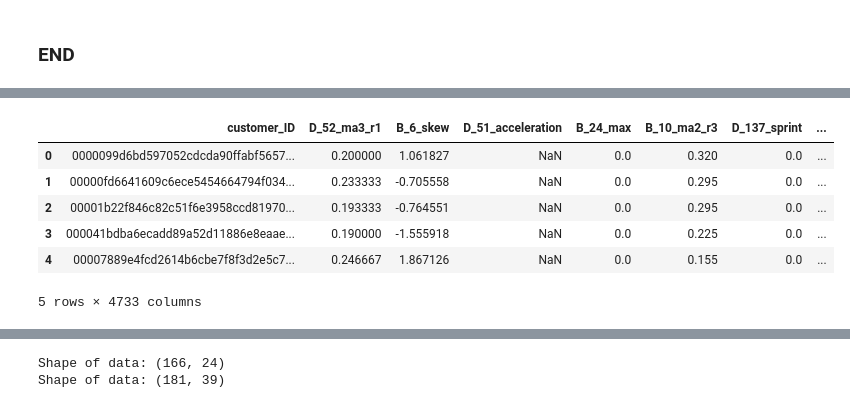
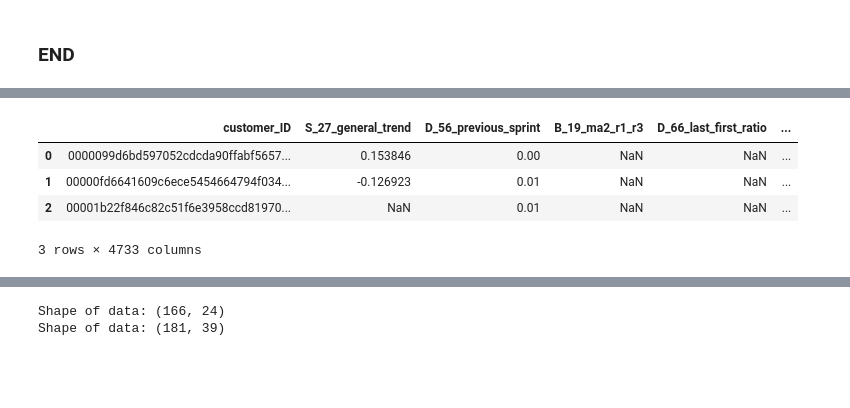
Before and after one commit to waikey-lee/kaggle-amex, a Jupyter notebook: processed_data/v4/feature_gen.ipynb, the cells around one changed output, grey strips where cells are left out. Cells and saved outputs as stored; diff of their text form; code cells hidden in the pictures; blank space fills up the shorter version.

```diff
--- a/processed_data/v4/feature_gen.ipynb
+++ b/processed_data/v4/feature_gen.ipynb
@@ -464,5 +492,5 @@ print(f"{END - START:.2f} seconds elapsed")
 # %%
 %%time
-train_agg = read_file(f"./train_agg.pkl")
+train_agg = read_file(f"./train_agg.parquet")
 # %% [output]
 Shape of data: (458913, 4733)
@@ -471,11 +499,9 @@ Wall time: 20.3 s
 # %%
-train_agg.head()
+train_agg.head(3)
 # %% [output]
-|  | customer_ID | D_52_ma3_r1 | B_6_skew | D_51_acceleration | B_24_max | B_10_ma2_r3 | D_137_sprint | ... |
-| 0 | 0000099d6bd597052cdcda90ffabf5657... | 0.200000 | 1.061827 | NaN | 0.0 | 0.320 | 0.0 | ... |
-| 1 | 00000fd6641609c6ece5454664794f034... | 0.233333 | -0.705558 | NaN | 0.0 | 0.295 | 0.0 | ... |
-| 2 | 00001b22f846c82c51f6e3958ccd81970... | 0.193333 | -0.764551 | NaN | 0.0 | 0.295 | 0.0 | ... |
-| 3 | 000041bdba6ecadd89a52d11886e8eaae... | 0.190000 | -1.555918 | NaN | 0.0 | 0.225 | 0.0 | ... |
-| 4 | 00007889e4fcd2614b6cbe7f8f3d2e5c7... | 0.246667 | 1.867126 | NaN | 0.0 | 0.155 | 0.0 | ... |
+|  | customer_ID | S_27_general_trend | D_56_previous_sprint | B_19_ma2_r1_r3 | D_66_last_first_ratio | ... |
+| 0 | 0000099d6bd597052cdcda90ffabf5657... | 0.153846 | 0.00 | NaN | NaN | ... |
+| 1 | 00000fd6641609c6ece5454664794f034... | -0.126923 | 0.01 | NaN | NaN | ... |
+| 2 | 00001b22f846c82c51f6e3958ccd81970... | NaN | 0.01 | NaN | NaN | ... |
-5 rows × 4733 columns
+3 rows × 4733 columns
 # %%
```
Also changed, not shown: parts of 70 cells of this notebook.
